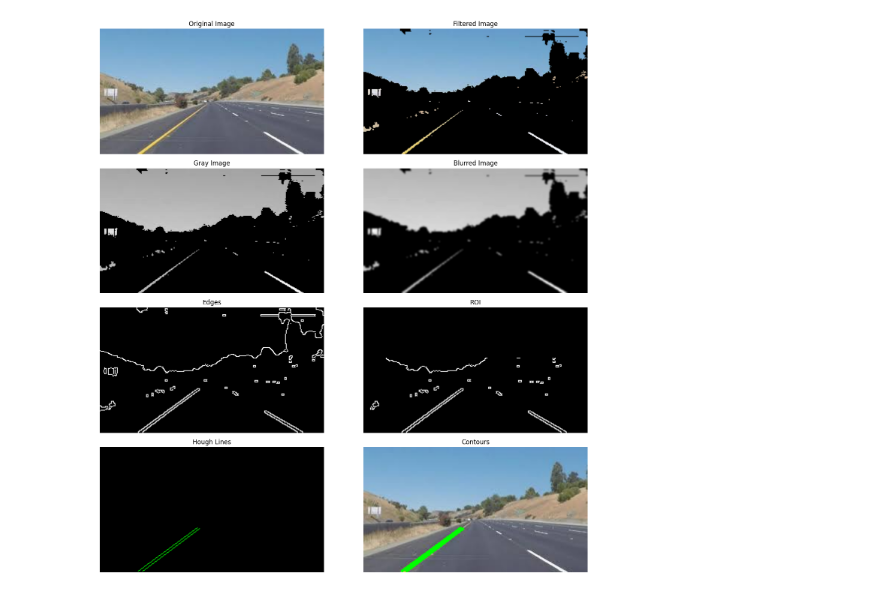
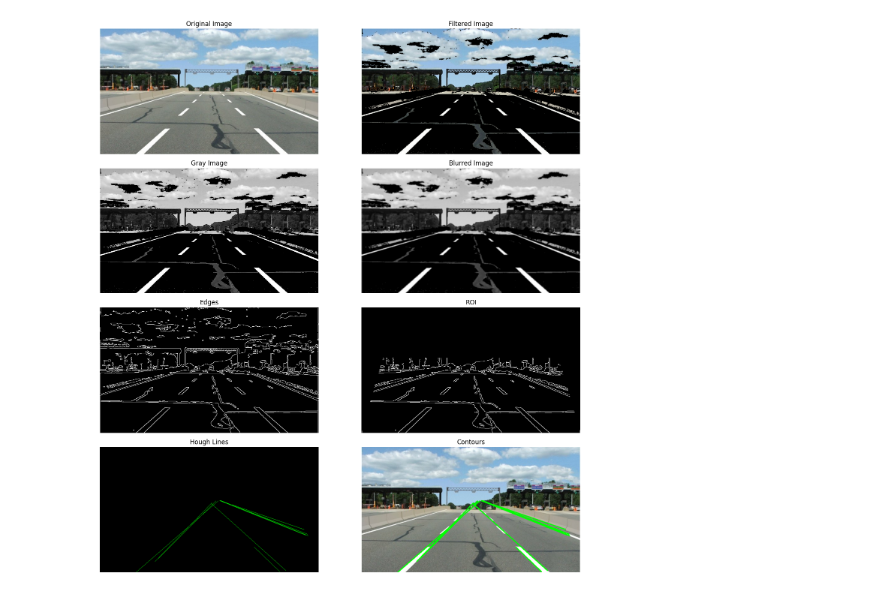
Before and after one commit to huzi0906/lane-detection-opencv, a Jupyter notebook: LaneDetection_OpenCV.ipynb, the cells around one changed output. Drawn from its saved outputs; the diff is of its cells as text; code cells hidden in the pictures.

Commit message:
Filter out vertical lines in Hough Transformation

```diff
--- a/LaneDetection_OpenCV.ipynb
+++ b/LaneDetection_OpenCV.ipynb
@@ -96,25 +87,33 @@ def region_of_interest(img):
     masked_image = cv2.bitwise_and(img, mask)
     return masked_image
 # %%
-# Apply Hough Line Transform and display the image
 def hough_lines(image):
-    """
-    Determine the lines in the image using Hough Transform
-    Parameters:
-            image: we pass here the output from canny where we have
-            identified edges in the frame
-    """
     lines = cv2.HoughLinesP(
-        image, cv2.HOUGH_PROBABILISTIC, np.pi / 180, 85, minLineLength=20, maxLineGap=100
+        image,
+        cv2.HOUGH_PROBABILISTIC,
+        np.pi / 180,
+        80,
+        minLineLength=20,
+        maxLineGap=100,
     )
 
     line_image = np.zeros((image.shape[0], image.shape[1], 3), dtype=np.uint8)
 
+    # Filter lines based on the slope condition
     if lines is None:
         return line_image
-    for x in range(0, len(lines)):
-        for x1, y1, x2, y2 in lines[x]:
-            # cv2.line(inputImage,(x1,y1),(x2,y2),(0,128,0),2, cv2.LINE_AA)
+
+    filtered_lines = [
+        line
+        for line in lines
+        for x1, y1, x2, y2 in line
+        if abs((y2 - y1) / (x2 - x1)) > 0.3
+    ]
+
+    if filtered_lines is None:
+        return line_image
+    for line in filtered_lines:
+        for x1, y1, x2, y2 in line:
             pts = np.array([[x1, y1], [x2, y2]], np.int32)
             cv2.polylines(line_image, [pts], True, (0, 255, 0))
 
@@ -161,7 +160,16 @@ def find_image_lane(image_path):
     contours_image = find_contours(image, hough_image)
 
     # Plot all images
-    images = [image, filtered_image, gray_image, blurred_image, edges, roi_image, hough_image, contours_image]
+    images = [
+        image,
+        filtered_image,
+        gray_image,
+        blurred_image,
+        edges,
+        roi_image,
+        hough_image,
+        contours_image,
+    ]
     titles = [
         "Original Image",
         "Filtered Image",
@@ -191,9 +199,9 @@ def detect_image_lanes():
         plt.title(f"{_image}")
         plt.show()
 # %%
-find_image_lane("Test Images/image3.jpeg")
+find_image_lane("Test Images/image2.jpeg")
 # %% [output]
-[figure, old version]
+[figure, new version]
 # %%
 detect_image_lanes()
 # %% [output]
```
Also changed, not shown: parts of 6 cells of this notebook.
